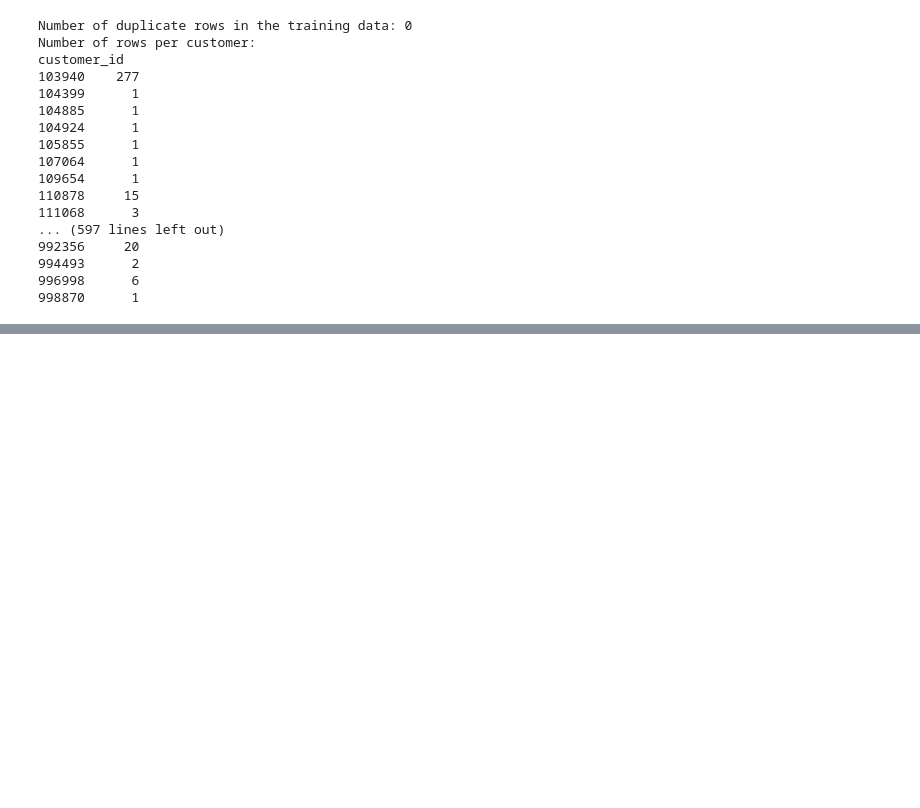
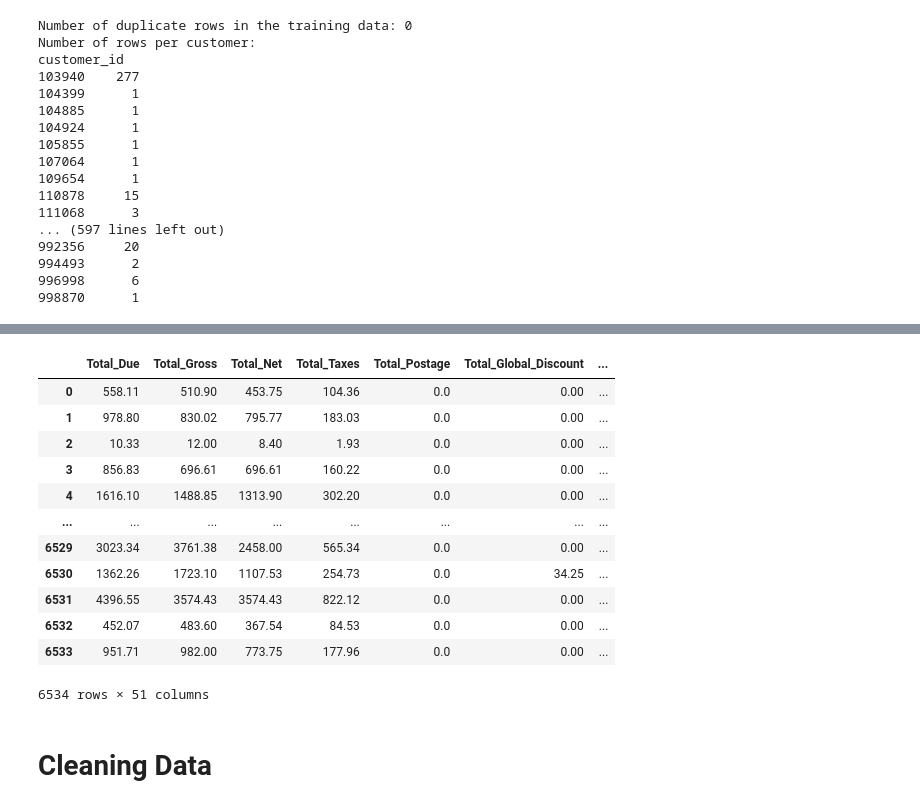
Before and after one commit to jfmenezes/Projeto-Machine-Learning, a Jupyter notebook: Notebook/DataExploration_TrainAndClients.ipynb, the cells around one changed output, grey strips where cells are left out. Cells and saved outputs as stored; diff of their text form; code cells hidden in the pictures; blank space fills up the shorter version.

```diff
--- a/Notebook/DataExploration_TrainAndClients.ipynb
+++ b/Notebook/DataExploration_TrainAndClients.ipynb
@@ -312,0 +246,32 @@ memory usage: 2.3 MB
+# %%
+merged_train_client[['Total_Due', 'Total_Gross', 'Total_Net', 'Total_Taxes', 'Total_Postage',
+       'Total_Global_Discount', 'Total_Line_Discount', 'Cost',
+       'Number_of_Items', 'invoice_count_current_purchase',
+       'repeat_purchase_90d', 'days_since_previous_purchase',
+       'customer_tenure_days', 'prior_purchase_count', 'prior_total_spend',
+       'prior_mean_purchase_value', 'prior_std_purchase_value',
+       'prior_min_purchase_value', 'prior_max_purchase_value',
+       'prior_mean_gap_days', 'prior_std_gap_days', 'purchase_count_30d',
+       'spend_30d', 'purchase_count_90d', 'spend_90d', 'purchase_count_180d',
+       'spend_180d', 'purchase_count_365d', 'spend_365d', 'customer_id',
+       'payment_type', 'salesperson', 'commercial_zone', 'transport_method',
+       'warehouse', 'document_series', 'purchase_date', 'ID', 'random_noise',
+       'country_or_region', 'commercial_region', 'island', 'municipality',
+       'city', 'postal_area', 'postal_code', 'street', 'address',
+       'customer_type', 'company_name', 'customer_since_year']]
+# %% [output]
+|  | Total_Due | Total_Gross | Total_Net | Total_Taxes | Total_Postage | Total_Global_Discount | ... |
+| 0 | 558.11 | 510.90 | 453.75 | 104.36 | 0.0 | 0.00 | ... |
+| 1 | 978.80 | 830.02 | 795.77 | 183.03 | 0.0 | 0.00 | ... |
+| 2 | 10.33 | 12.00 | 8.40 | 1.93 | 0.0 | 0.00 | ... |
+| 3 | 856.83 | 696.61 | 696.61 | 160.22 | 0.0 | 0.00 | ... |
+| 4 | 1616.10 | 1488.85 | 1313.90 | 302.20 | 0.0 | 0.00 | ... |
+| ... | ... | ... | ... | ... | ... | ... | ... |
+| 6529 | 3023.34 | 3761.38 | 2458.00 | 565.34 | 0.0 | 0.00 | ... |
+| 6530 | 1362.26 | 1723.10 | 1107.53 | 254.73 | 0.0 | 34.25 | ... |
+| 6531 | 4396.55 | 3574.43 | 3574.43 | 822.12 | 0.0 | 0.00 | ... |
+| 6532 | 452.07 | 483.60 | 367.54 | 84.53 | 0.0 | 0.00 | ... |
+| 6533 | 951.71 | 982.00 | 773.75 | 177.96 | 0.0 | 0.00 | ... |
+6534 rows × 51 columns
+# %% [markdown]
+# Cleaning Data
```
Also changed, not shown: parts of 27 cells of this notebook, 1 other file.
